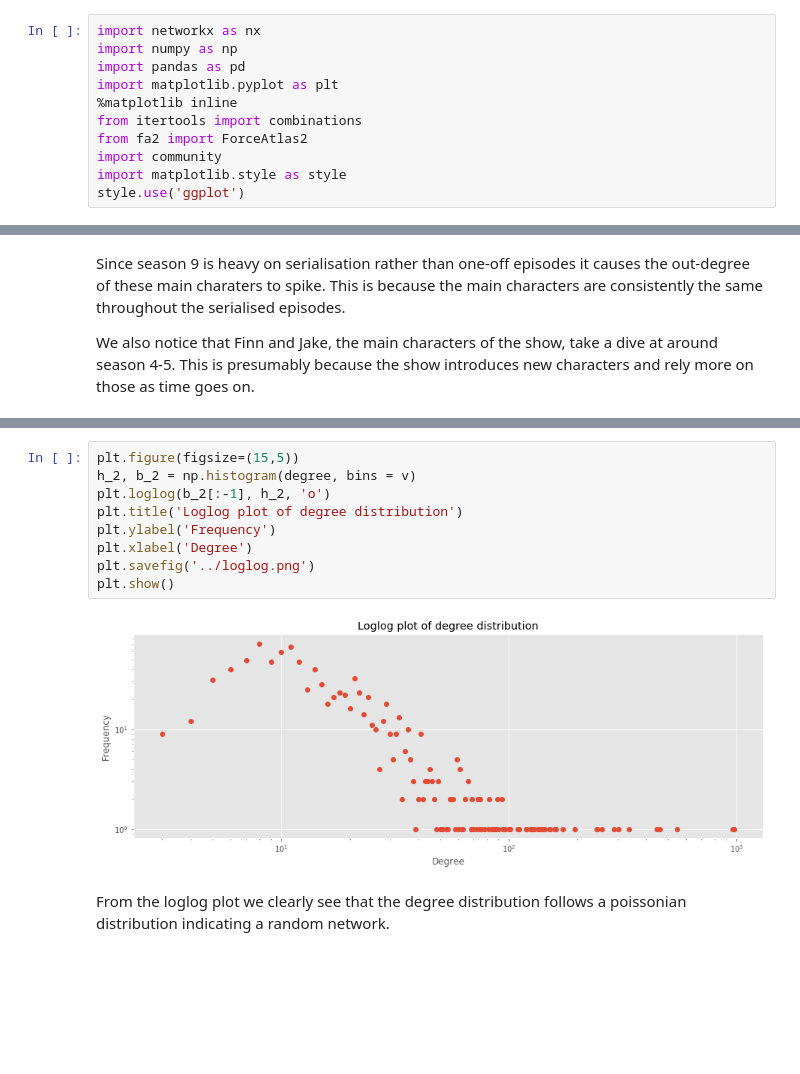
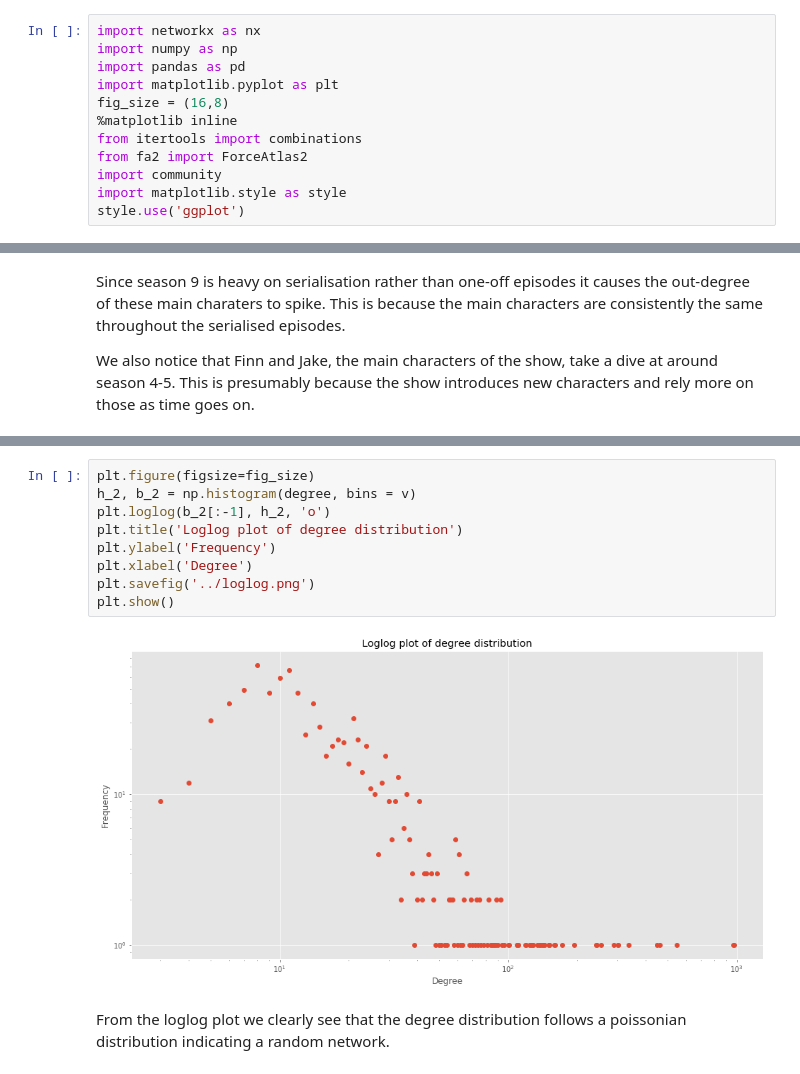
Before and after one commit to Aagaarrd/socialgraphs, a Jupyter notebook: notebooks/explainer_network.ipynb, the cells around one changed output, grey strips where cells are left out. Drawn from its saved outputs; the diff is of its cells as text; blank space fills up the shorter version.

```diff
--- a/notebooks/explainer_network.ipynb
+++ b/notebooks/explainer_network.ipynb
@@ -91,6 +91,7 @@ import networkx as nx
 import numpy as np
 import pandas as pd
 import matplotlib.pyplot as plt
+fig_size = (16,8)
 %matplotlib inline
 from itertools import combinations
 from fa2 import ForceAtlas2
@@ -313,14 +262,14 @@ plt.show()
 # %%
-plt.figure(figsize=(15,5))
+plt.figure(figsize=fig_size)
 h_2, b_2 = np.histogram(degree, bins = v)
 plt.loglog(b_2[:-1], h_2, 'o')
 plt.title('Loglog plot of degree distribution')
 plt.ylabel('Frequency')
 plt.xlabel('Degree')
 plt.savefig('../loglog.png')
 plt.show()
 # %% [output]
-[figure, old version]
+[figure, new version]
 # %% [markdown]
 From the loglog plot we clearly see that the degree distribution follows a poissonian distribution indicating a random network.
 # %%
```
Also changed, not shown: parts of 17 cells of this notebook, 4 other files.
